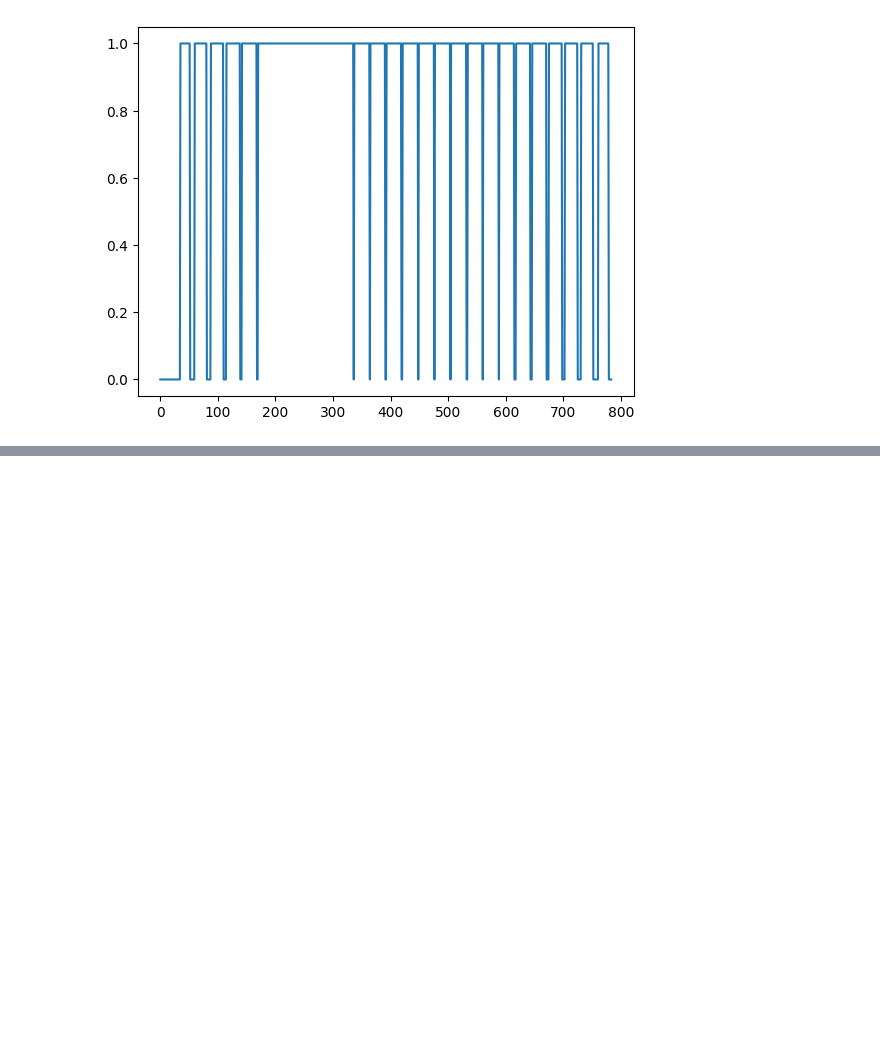
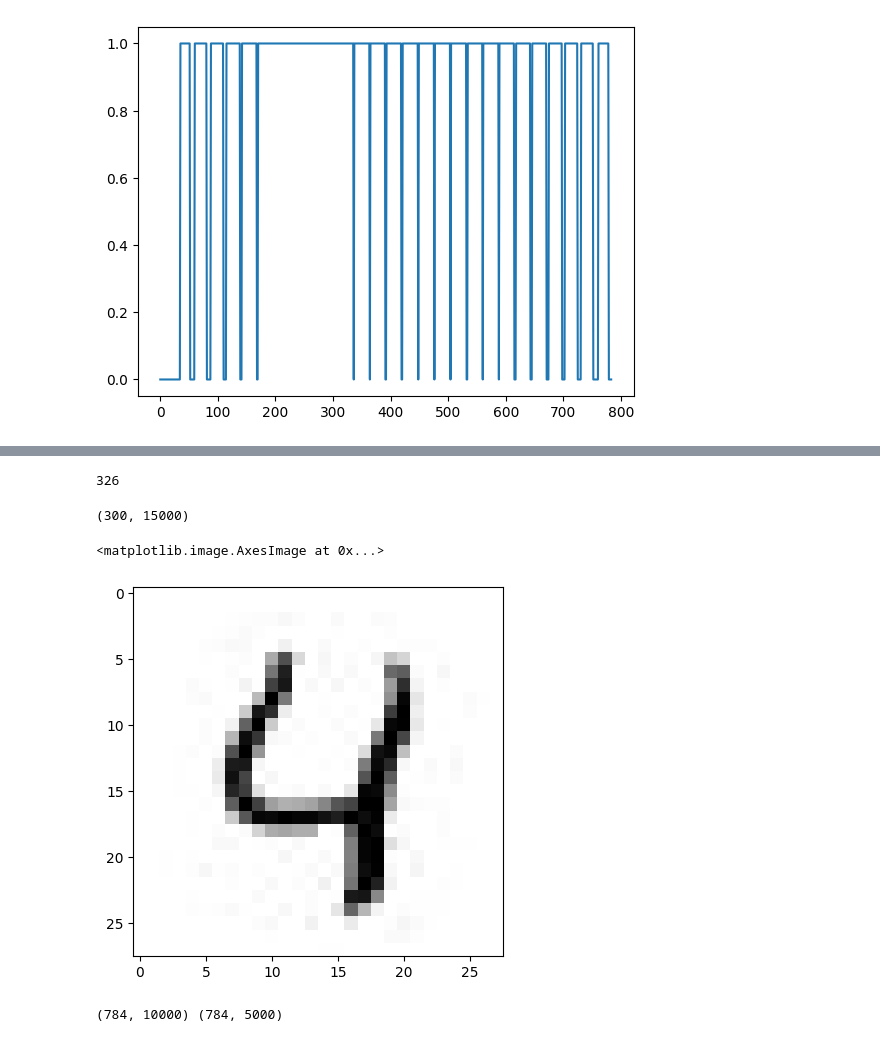
Before and after one commit to EduardoRMarks/ISEL_AA, a Jupyter notebook: labs_aulas/Lab3/lab3_vid.ipynb, the cells around one changed output, grey strips where cells are left out. Drawn from its saved outputs; the diff is of its cells as text; code cells hidden in the pictures; blank space fills up the shorter version.

```diff
--- a/labs_aulas/Lab3/lab3_vid.ipynb
+++ b/labs_aulas/Lab3/lab3_vid.ipynb
@@ -331,0 +356,34 @@ plt.plot(v)
+# %%
+un = u/np.sum(u)
+L = np.cumsum(un)
+print(np.sum(L<=0.99))
+
+m = np.mean(X, axis=1)[:,np.newaxis]
+Xn = X-m
+W2 = W[:,:300]
+Xp = np.dot(W2.T,Xn)
+Xr = np.dot(W2, Xp) + m
+
+Xp.shape
+# %% [output]
+326
+(300, 15000)
+# %%
+x = Xr[:,7000].reshape(28,28)
+#x = x-x.min()
+x = np.clip(x, 0, 255)
+#x = x/x.max()*255
+plt.imshow(x.astype('uint8'), cmap='binary')
+# %% [output]
+<matplotlib.image.AxesImage at 0x...>
+[figure, added]
+# %%
+f1 = D['foldTrain']
+f2 = D['foldTest']
+X1 = X[:,f1]
+y1 = y[f1]
+X2 = X[:,f2]
+y2 = y[f2]
+print(X1.shape, X2.shape)
+# %% [output]
+(784, 10000) (784, 5000)
```
Also changed, not shown: parts of 13 cells of this notebook.
